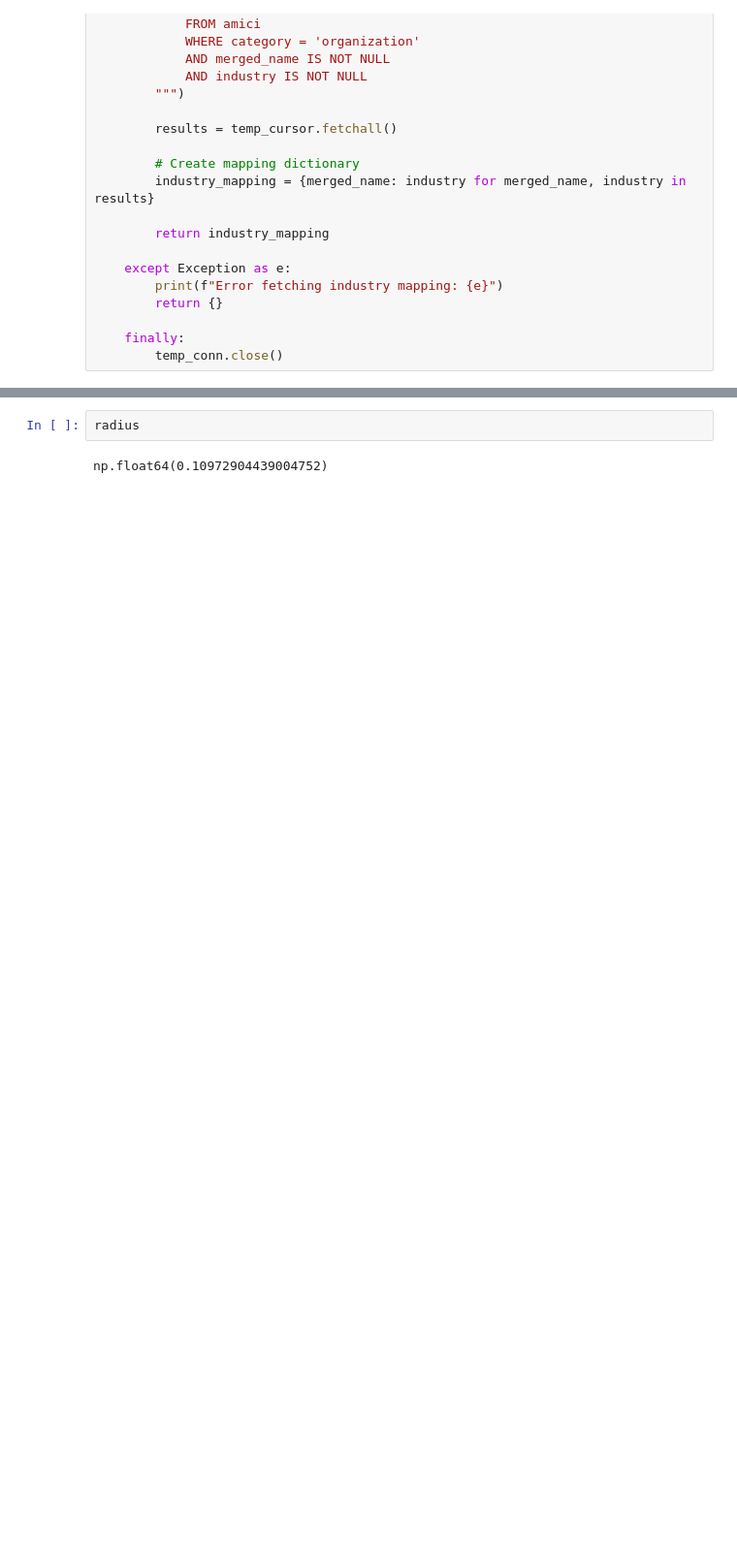
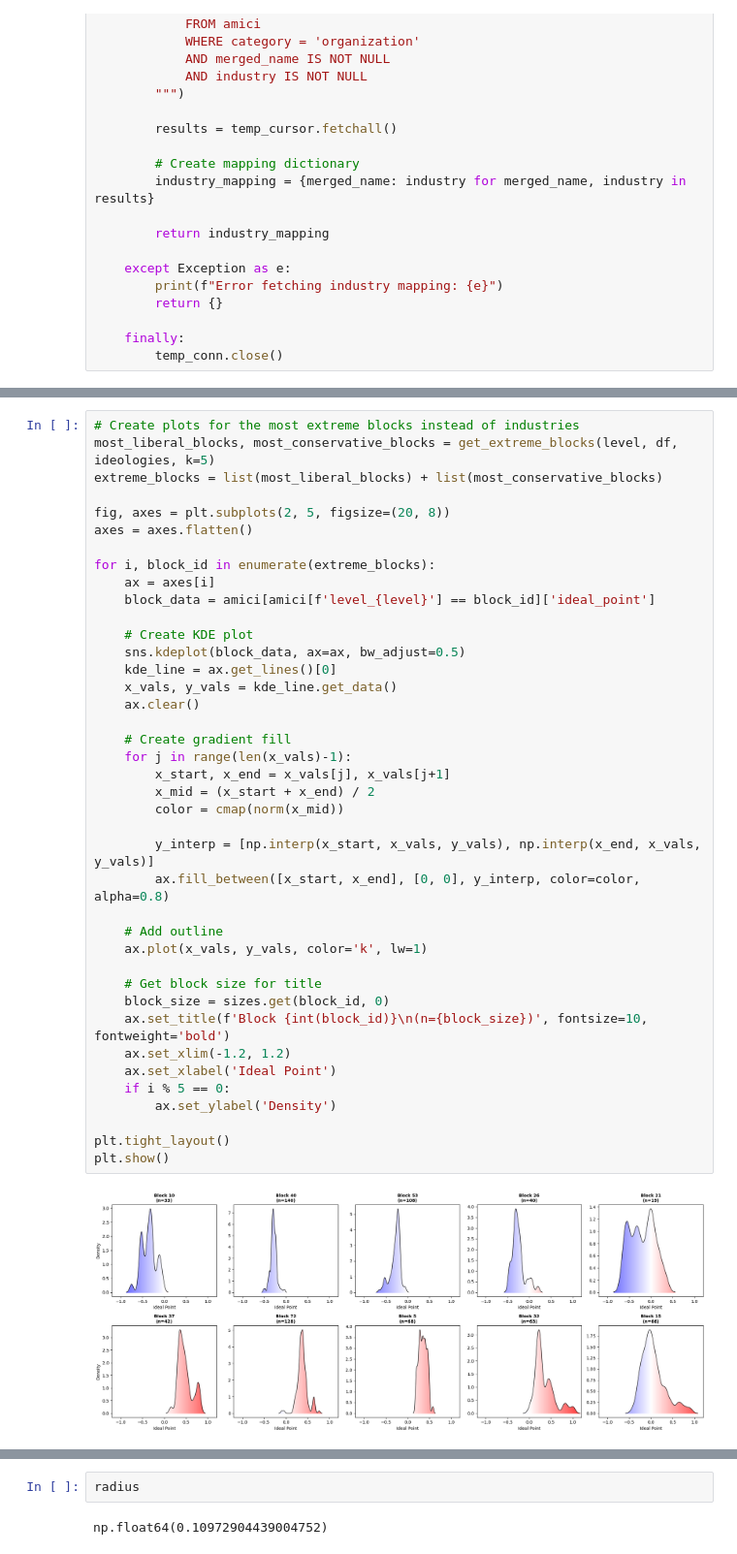
Before and after one commit to galenphall/amici, a Jupyter notebook: notebooks/analysis.ipynb, the cells around one changed output, grey strips where cells are left out. Shown: that part at 97% size. Saved outputs shown, nothing was run; the diff lists cells and outputs as text; blank space fills up the shorter version.

```diff
--- a/notebooks/analysis.ipynb
+++ b/notebooks/analysis.ipynb
@@ -485,3 +550,45 @@ industry_mapping = get_industry_mapping()
+# %%
+# Create plots for the most extreme blocks instead of industries
+most_liberal_blocks, most_conservative_blocks = get_extreme_blocks(level, df, ideologies, k=5)
+extreme_blocks = list(most_liberal_blocks) + list(most_conservative_blocks)
+
+fig, axes = plt.subplots(2, 5, figsize=(20, 8))
+axes = axes.flatten()
+
+for i, block_id in enumerate(extreme_blocks):
+    ax = axes[i]
+    block_data = amici[amici[f'level_{level}'] == block_id]['ideal_point']
+
+    # Create KDE plot
+    sns.kdeplot(block_data, ax=ax, bw_adjust=0.5)
+    kde_line = ax.get_lines()[0]
+    x_vals, y_vals = kde_line.get_data()
+    ax.clear()
+
+    # Create gradient fill
+    for j in range(len(x_vals)-1):
+        x_start, x_end = x_vals[j], x_vals[j+1]
+        x_mid = (x_start + x_end) / 2
+        color = cmap(norm(x_mid))
+
+        y_interp = [np.interp(x_start, x_vals, y_vals), np.interp(x_end, x_vals, y_vals)]
+        ax.fill_between([x_start, x_end], [0, 0], y_interp, color=color, alpha=0.8)
+
+    # Add outline
+    ax.plot(x_vals, y_vals, color='k', lw=1)
+
+    # Get block size for title
+    block_size = sizes.get(block_id, 0)
+    ax.set_title(f'Block {int(block_id)}\n(n={block_size})', fontsize=10, fontweight='bold')
+    ax.set_xlim(-1.2, 1.2)
+    ax.set_xlabel('Ideal Point')
+    if i % 5 == 0:
+        ax.set_ylabel('Density')
+
+plt.tight_layout()
+plt.show()
+# %% [output]
+[figure, added]
 # %%
 blocks = {level: df.set_index('node_name')[f'level_{level}'].to_dict() for level in [0,1,2,3]}
 
```
Also changed, not shown: parts of 6 cells of this notebook, 6 other files.
